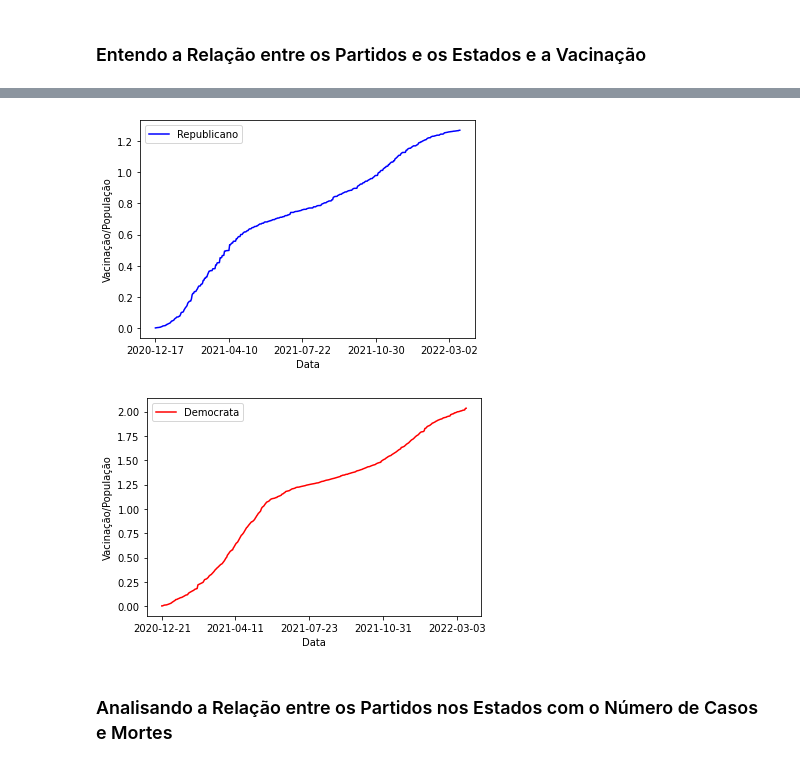
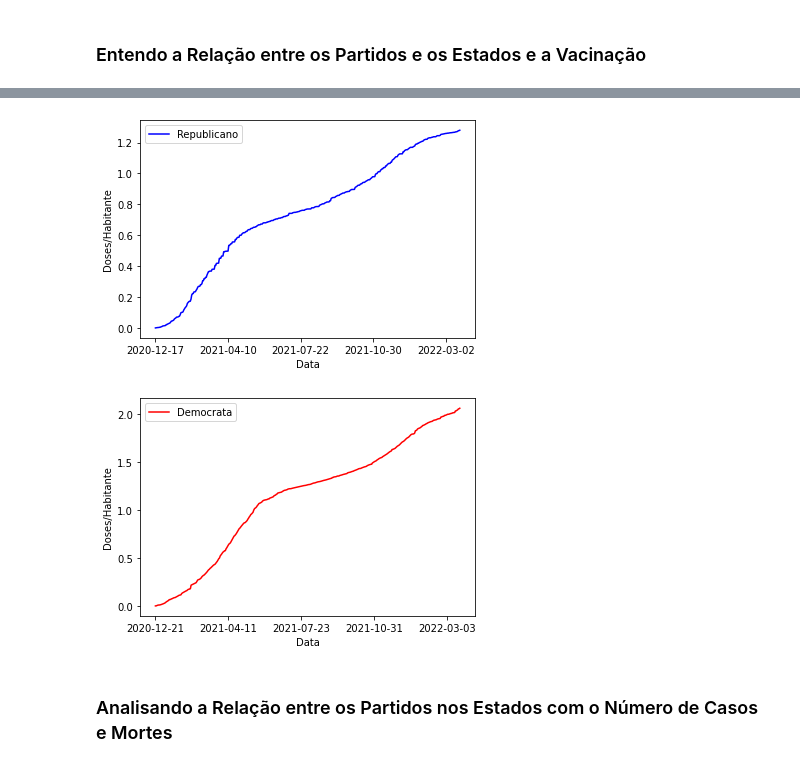
Before and after one commit to JoaoVictor-HM/TFG-Ciencia-de-Dados, a Jupyter notebook: analise_eua.ipynb, the cells around one changed output, grey strips where cells are left out. Cells and saved outputs as stored; diff of their text form; code cells hidden in the pictures.

```diff
--- a/analise_eua.ipynb
+++ b/analise_eua.ipynb
@@ -362,16 +347,16 @@ vac_analise.head()
 # %%
 import matplotlib.pyplot as plt
 
 rep_df = vac_analise.loc[vac_analise['Sigla'] == 'WY']
 dem_df = vac_analise.loc[vac_analise['Sigla'] == 'DC']
 
-rep_df.plot(x='date', y='vac/populacao', color='blue', label='Republicano', xlabel='Data', ylabel='Vacinação/População')
+rep_df.plot(x='date', y='vac/populacao', color='blue', label='Republicano', xlabel='Data', ylabel='Doses/Habitante')
 plt.locator_params(axis='x', nbins=7)
-dem_df.plot(x='date', y='vac/populacao', color='red', label='Democrata',  xlabel='Data', ylabel='Vacinação/População')
+dem_df.plot(x='date', y='vac/populacao', color='red', label='Democrata',  xlabel='Data', ylabel='Doses/Habitante')
 plt.locator_params(axis='x', nbins=7)
 # %% [output]
-[figure, old version]
+[figure, new version]
-[figure, old version]
+[figure, new version]
 # %% [markdown]
 ### Analisando a Relação entre os Partidos nos Estados com o Número de Casos e Mortes
 # %% [markdown]
```
Also changed, not shown: parts of 19 cells of this notebook.
